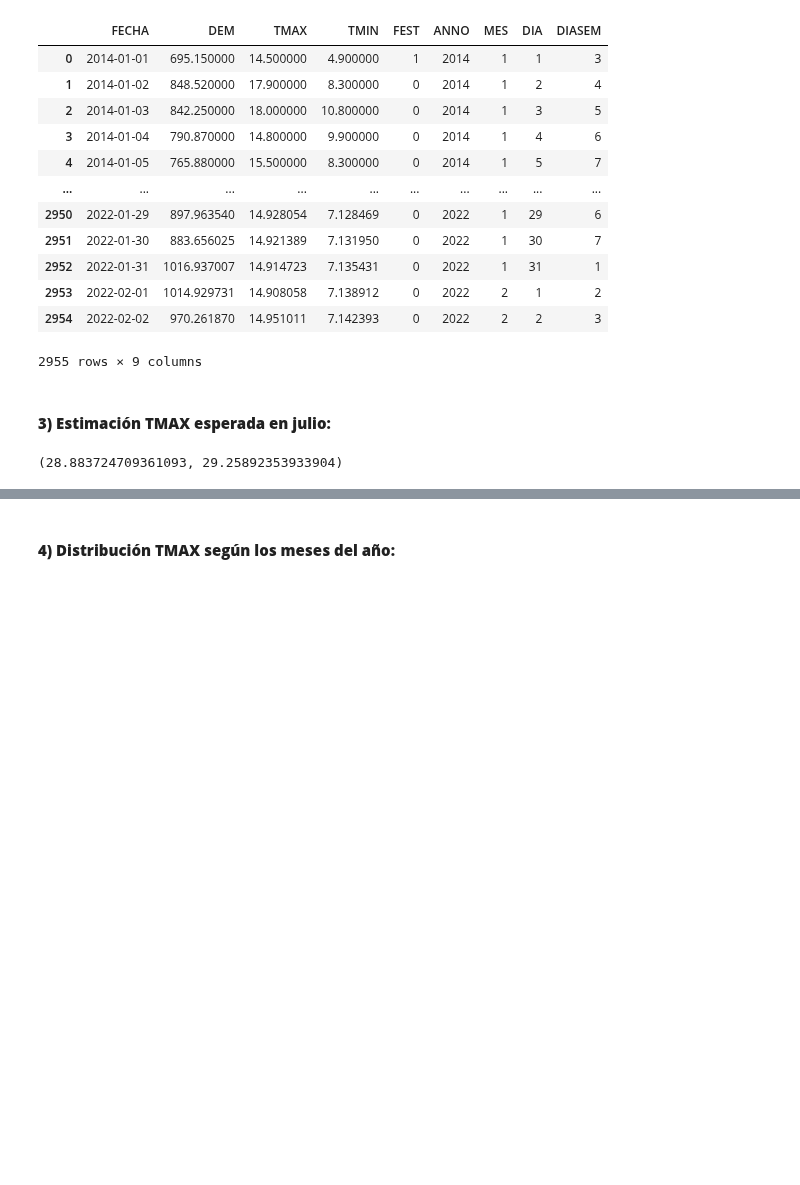
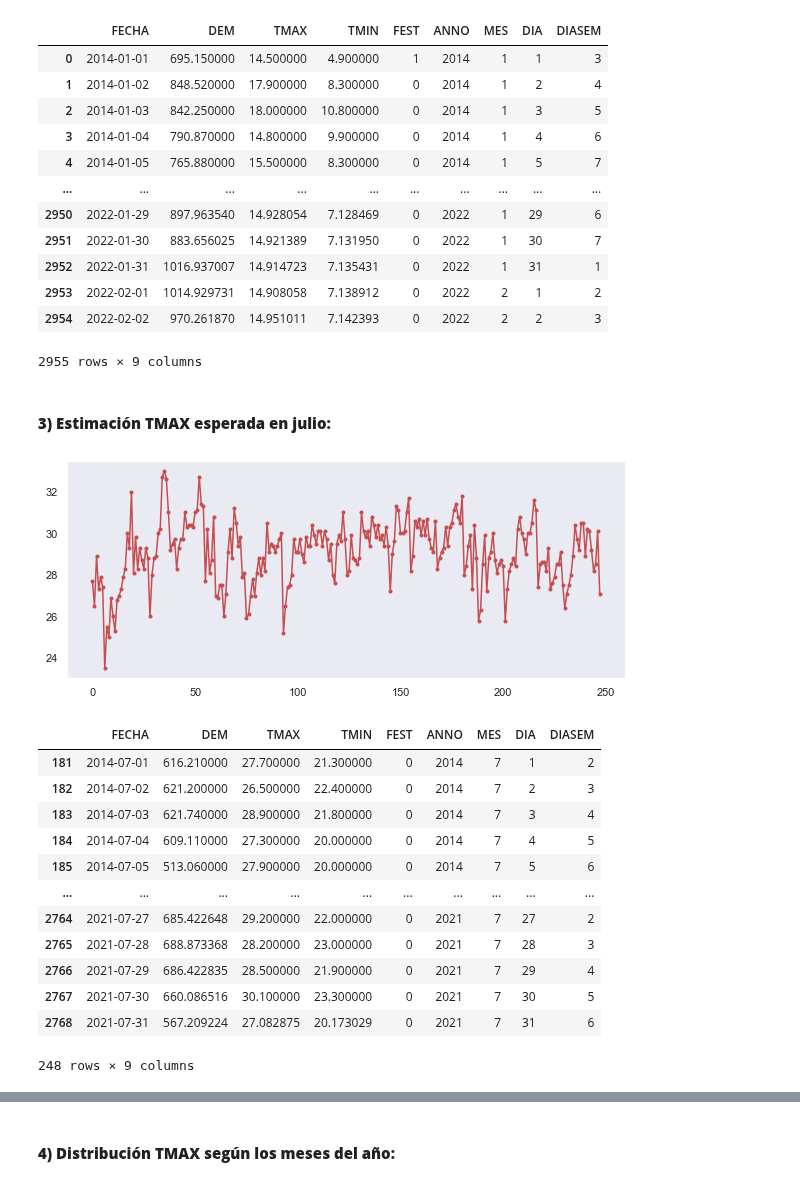
Before and after one commit to SeroviICAI/TRABAJO-1-ESTADISTICA-DESCRIPTIVA, a Jupyter notebook: notebooks/inferencia.ipynb, the cells around one changed output, grey strips where cells are left out. Saved outputs shown, nothing was run; the diff lists cells and outputs as text; code cells hidden in the pictures; blank space fills up the shorter version.

```diff
--- a/notebooks/inferencia.ipynb
+++ b/notebooks/inferencia.ipynb
@@ -53,11 +53,27 @@ Parser memory cleanup took: 0.00 ms
 2955 rows × 9 columns
 # %% [markdown]
 #### **3) Estimación TMAX esperada en julio:**
-# %%
-import scipy.stats as stats
-
-stats.norm.interval(alpha=0.95,
-                 loc=np.mean(dataframe[dataframe['MES'] == 7]['TMAX']),
-                 scale=stats.sem(dataframe[dataframe['MES'] == 7]['TMAX']))
-# %% [output]
-(28.883724709361093, 29.25892353933904)
+# %%
+dataframe_julio = dataframe[dataframe['MES'] == 7]
+x = np.array(dataframe_julio.TMAX)
+
+fig = plt.figure(1, figsize=(10, 4)) # permite indicar el nº de la figura y las dimensiones (ancho y alto)
+plt.plot(x, 'r.-')                  # muestra la variable x en negro, cada valor con un punto conectados por líneas
+plt.grid()
+plt.show()
+dataframe_julio
+# %% [output]
+[figure, added]
+|  | FECHA | DEM | TMAX | TMIN | FEST | ANNO | MES | DIA | DIASEM |
+| 181 | 2014-07-01 | 616.210000 | 27.700000 | 21.300000 | 0 | 2014 | 7 | 1 | 2 |
+| 182 | 2014-07-02 | 621.200000 | 26.500000 | 22.400000 | 0 | 2014 | 7 | 2 | 3 |
+| 183 | 2014-07-03 | 621.740000 | 28.900000 | 21.800000 | 0 | 2014 | 7 | 3 | 4 |
+| 184 | 2014-07-04 | 609.110000 | 27.300000 | 20.000000 | 0 | 2014 | 7 | 4 | 5 |
+| 185 | 2014-07-05 | 513.060000 | 27.900000 | 20.000000 | 0 | 2014 | 7 | 5 | 6 |
+| ... | ... | ... | ... | ... | ... | ... | ... | ... | ... |
+| 2764 | 2021-07-27 | 685.422648 | 29.200000 | 22.000000 | 0 | 2021 | 7 | 27 | 2 |
+| 2765 | 2021-07-28 | 688.873368 | 28.200000 | 23.000000 | 0 | 2021 | 7 | 28 | 3 |
+| 2766 | 2021-07-29 | 686.422835 | 28.500000 | 21.900000 | 0 | 2021 | 7 | 29 | 4 |
+| 2767 | 2021-07-30 | 660.086516 | 30.100000 | 23.300000 | 0 | 2021 | 7 | 30 | 5 |
+| 2768 | 2021-07-31 | 567.209224 | 27.082875 | 20.173029 | 0 | 2021 | 7 | 31 | 6 |
+248 rows × 9 columns
```
Also changed, not shown: parts of 10 cells of this notebook, 2 other files.
